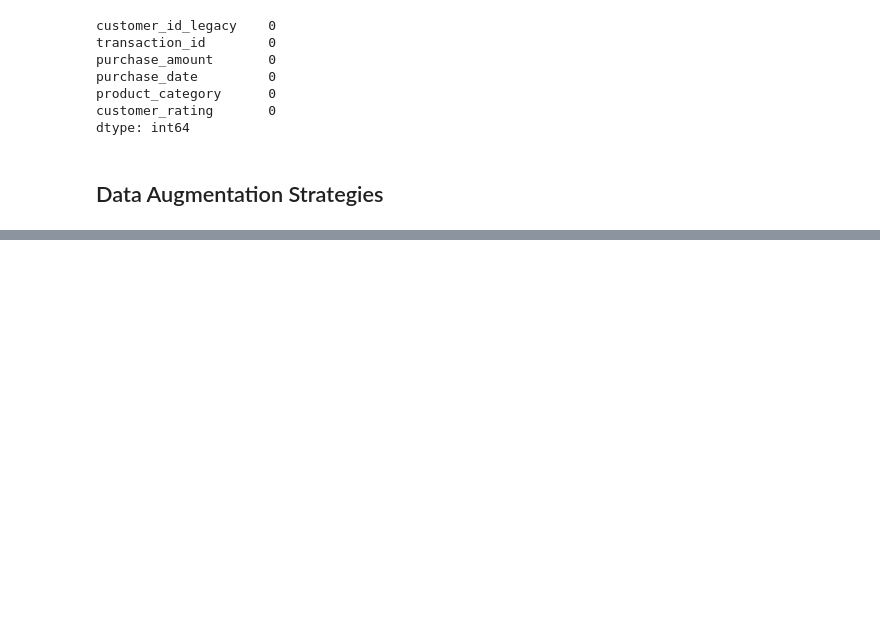
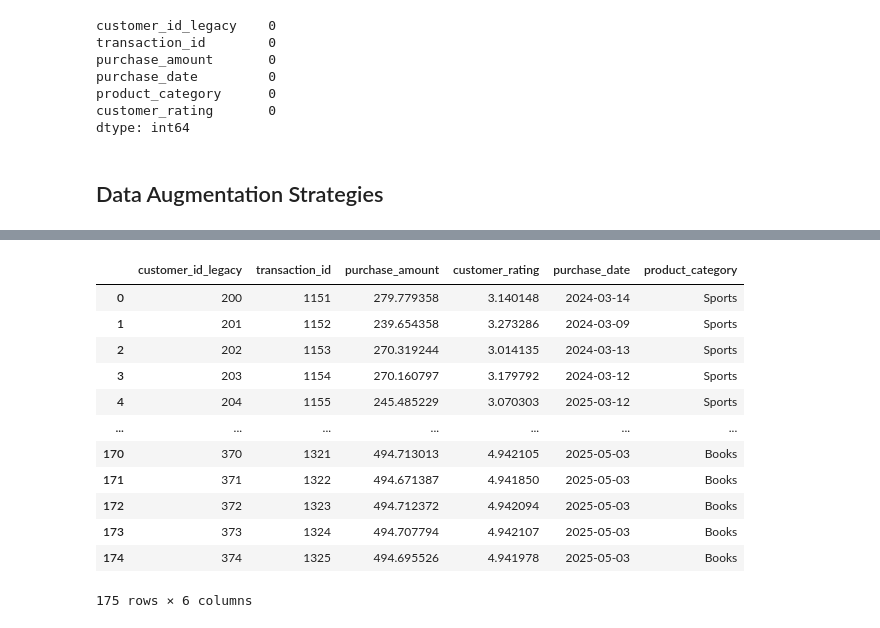
Before and after one commit to Justice00000/Formative2_Data_Preprocessing, a Jupyter notebook: preprocessing_1.ipynb, the cells around one changed output, grey strips where cells are left out. Drawn from its saved outputs; the diff is of its cells as text; code cells hidden in the pictures; blank space fills up the shorter version.

```diff
--- a/preprocessing_1.ipynb
+++ b/preprocessing_1.ipynb
@@ -131,0 +543,32 @@ def expand_data(df: pd.DataFrame, cols: list) -> pd.DataFrame:
+# %%
+# Create DataFrame with columns in the specified order
+columns = data_log.columns.tolist()
+expanded_df = pd.DataFrame(expanded_data)
+
+# Temporary column names before date conversion
+temp_columns = ['customer_id_legacy', 'transaction_id', 'purchase_amount', 'customer_rating']
+temp_columns.extend([col for col in model_columns if col.startswith('purchase_date_')])
+temp_columns.append('product_category')
+expanded_df.columns = temp_columns
+
+# Convert the dates back
+expanded_df = to_date(expanded_df, date_feature_map)
+
+# Reorder columns to match specified order
+expanded_df = expanded_df[columns]
+
+expanded_df
+# %% [output]
+|  | customer_id_legacy | transaction_id | purchase_amount | customer_rating | purchase_date | product_category |
+| 0 | 200 | 1151 | 279.779358 | 3.140148 | 2024-03-14 | Sports |
+| 1 | 201 | 1152 | 239.654358 | 3.273286 | 2024-03-09 | Sports |
+| 2 | 202 | 1153 | 270.319244 | 3.014135 | 2024-03-13 | Sports |
+| 3 | 203 | 1154 | 270.160797 | 3.179792 | 2024-03-12 | Sports |
+| 4 | 204 | 1155 | 245.485229 | 3.070303 | 2025-03-12 | Sports |
+| ... | ... | ... | ... | ... | ... | ... |
+| 170 | 370 | 1321 | 494.713013 | 4.942105 | 2025-05-03 | Books |
+| 171 | 371 | 1322 | 494.671387 | 4.941850 | 2025-05-03 | Books |
+| 172 | 372 | 1323 | 494.712372 | 4.942094 | 2025-05-03 | Books |
+| 173 | 373 | 1324 | 494.707794 | 4.942107 | 2025-05-03 | Books |
+| 174 | 374 | 1325 | 494.695526 | 4.941978 | 2025-05-03 | Books |
+175 rows × 6 columns
```
Also changed, not shown: parts of 16 cells of this notebook, 2 other files.
